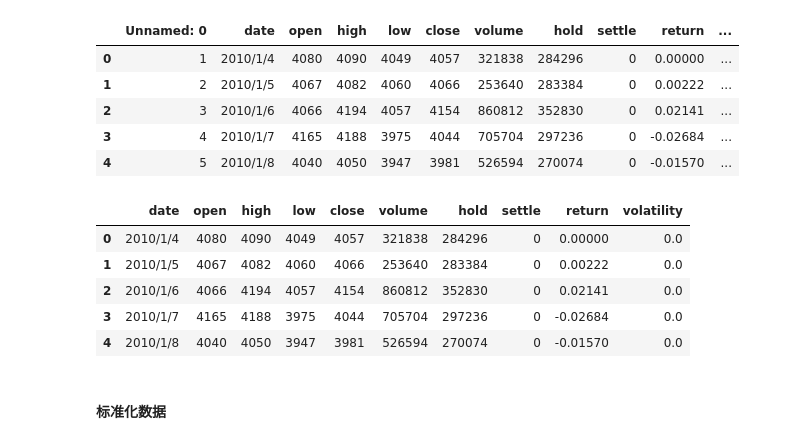
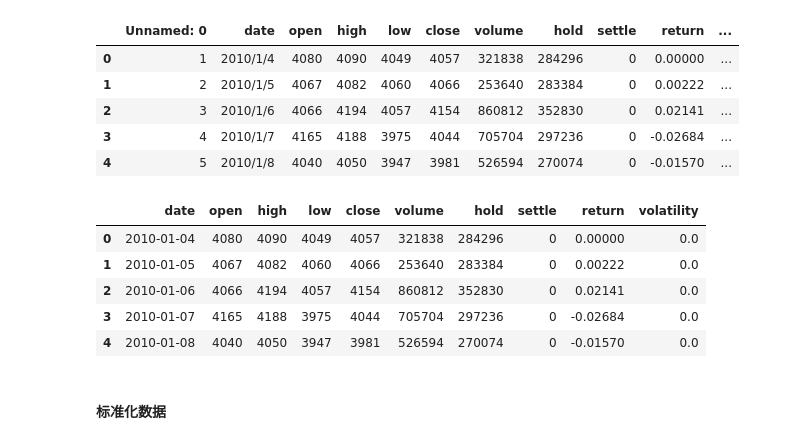
Before and after one commit to JAYING-L/forecast, a Jupyter notebook: VMD_Bilstm_A0.ipynb, the cells around one changed output. Drawn from its saved outputs; the diff is of its cells as text; code cells hidden in the pictures.

```diff
--- a/VMD_Bilstm_A0.ipynb
+++ b/VMD_Bilstm_A0.ipynb
@@ -32,16 +32,16 @@ Data.head()
 | 4 | 5 | 2010/1/8 | 4040 | 4050 | 3947 | 3981 | 526594 | 270074 | 0 | -0.01570 | ... |
 # %%
 #数据处理
-pd.to_datetime(Data.date)
+Data.date=pd.to_datetime(Data.date)
 Data.drop(columns={'Unnamed: 0'},inplace=True)
 Data.head()
 # %% [output]
 |  | date | open | high | low | close | volume | hold | settle | return | volatility |
-| 0 | 2010/1/4 | 4080 | 4090 | 4049 | 4057 | 321838 | 284296 | 0 | 0.00000 | 0.0 |
-| 1 | 2010/1/5 | 4067 | 4082 | 4060 | 4066 | 253640 | 283384 | 0 | 0.00222 | 0.0 |
-| 2 | 2010/1/6 | 4066 | 4194 | 4057 | 4154 | 860812 | 352830 | 0 | 0.02141 | 0.0 |
-| 3 | 2010/1/7 | 4165 | 4188 | 3975 | 4044 | 705704 | 297236 | 0 | -0.02684 | 0.0 |
-| 4 | 2010/1/8 | 4040 | 4050 | 3947 | 3981 | 526594 | 270074 | 0 | -0.01570 | 0.0 |
+| 0 | 2010-01-04 | 4080 | 4090 | 4049 | 4057 | 321838 | 284296 | 0 | 0.00000 | 0.0 |
+| 1 | 2010-01-05 | 4067 | 4082 | 4060 | 4066 | 253640 | 283384 | 0 | 0.00222 | 0.0 |
+| 2 | 2010-01-06 | 4066 | 4194 | 4057 | 4154 | 860812 | 352830 | 0 | 0.02141 | 0.0 |
+| 3 | 2010-01-07 | 4165 | 4188 | 3975 | 4044 | 705704 | 297236 | 0 | -0.02684 | 0.0 |
+| 4 | 2010-01-08 | 4040 | 4050 | 3947 | 3981 | 526594 | 270074 | 0 | -0.01570 | 0.0 |
 # %% [markdown]
 #### 标准化数据
 # %%
```
Also changed, not shown: parts of 7 cells of this notebook.
